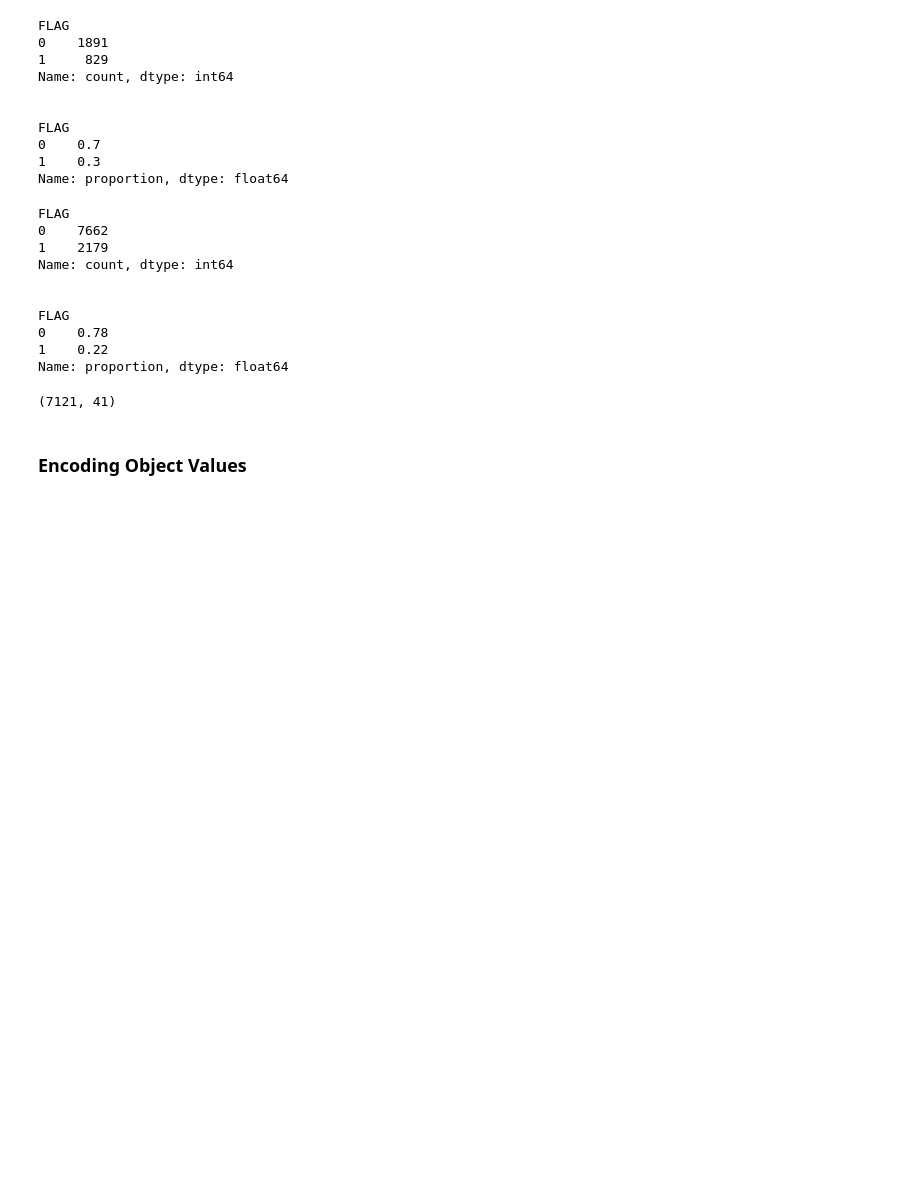
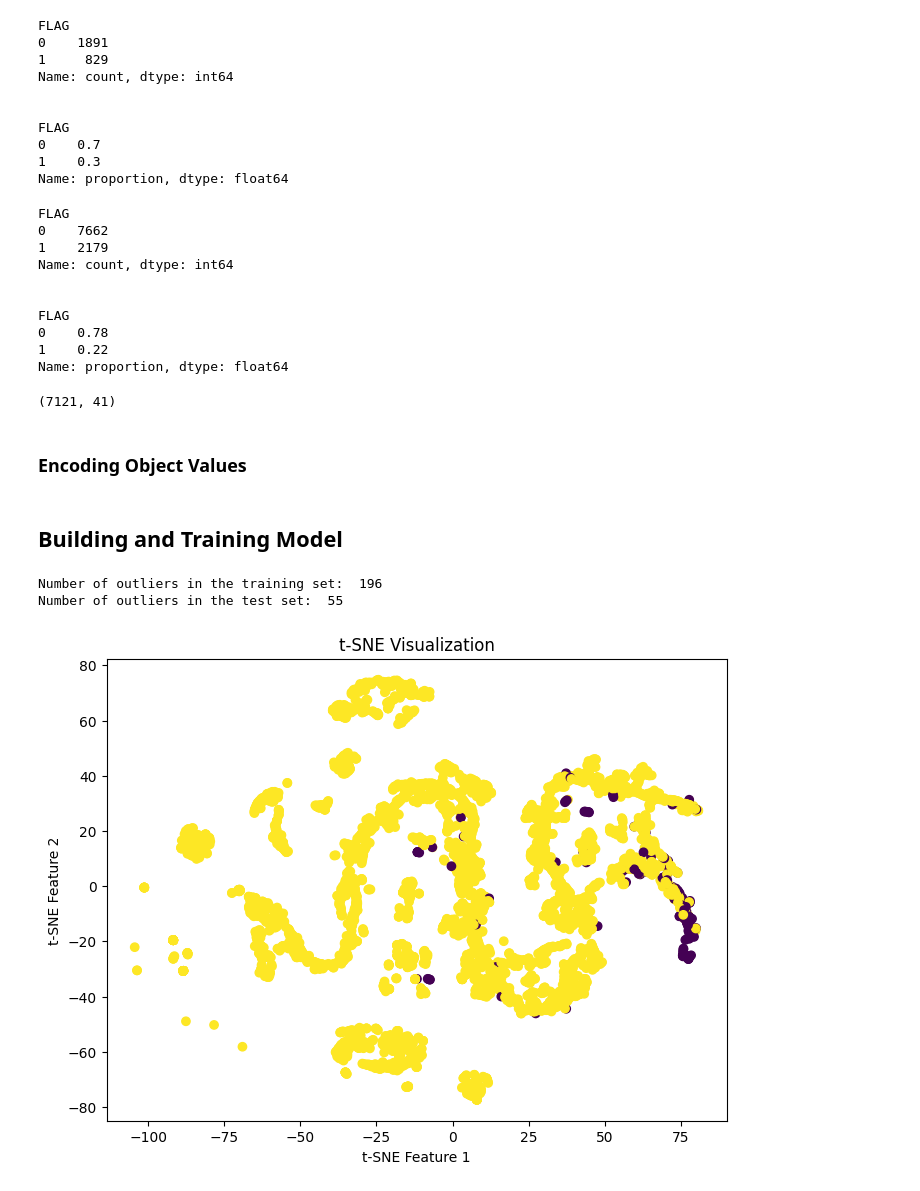
Before and after one commit to maxellmilay/ethereum-fraud-detection, a Jupyter notebook: training.ipynb, the cells around one changed output. Cells and saved outputs as stored; diff of their text form; code cells hidden in the pictures; blank space fills up the shorter version.

Commit message:
[Feature][Maxell] built isolation forest model and visualized using tsne

```diff
--- a/training.ipynb
+++ b/training.ipynb
@@ -220,3 +222,29 @@ X_test_encoded = encoder.transform(X_test)
 # %%
 train = pd.concat([X_train_encoded, y_train], axis=1)
 test = pd.concat([X_test_encoded, y_test], axis=1)
+# %% [markdown]
+## Building and Training Model
+# %%
+isolation_forest = IsolationForest(contamination='auto', random_state=123)
+
+isolation_forest.fit(train)
+
+anomaly_train_pred = isolation_forest.predict(train)
+anomaly_test_pred = isolation_forest.predict(test)
+
+is_train = np.sum(anomaly_train_pred == -1)
+is_test = np.sum(anomaly_test_pred == -1)
+
+print("Number of outliers in the training set: ", is_train)
+print("Number of outliers in the test set: ", is_test)
+# %% [output]
+Number of outliers in the training set:  196
+Number of outliers in the test set:  55
+# %%
+tsne = TSNE(n_components=2, random_state=123)
+X_train_tsne = tsne.fit_transform(X_train_encoded)
+
+plt.figure(figsize=(8,6))
+plt.scatter(X_train_tsne[:, 0], X_train_tsne[:, 1], c=anomaly_train_pred)
+# %% [output]
+[figure, added]
```
Also changed, not shown: parts of 3 cells of this notebook.
